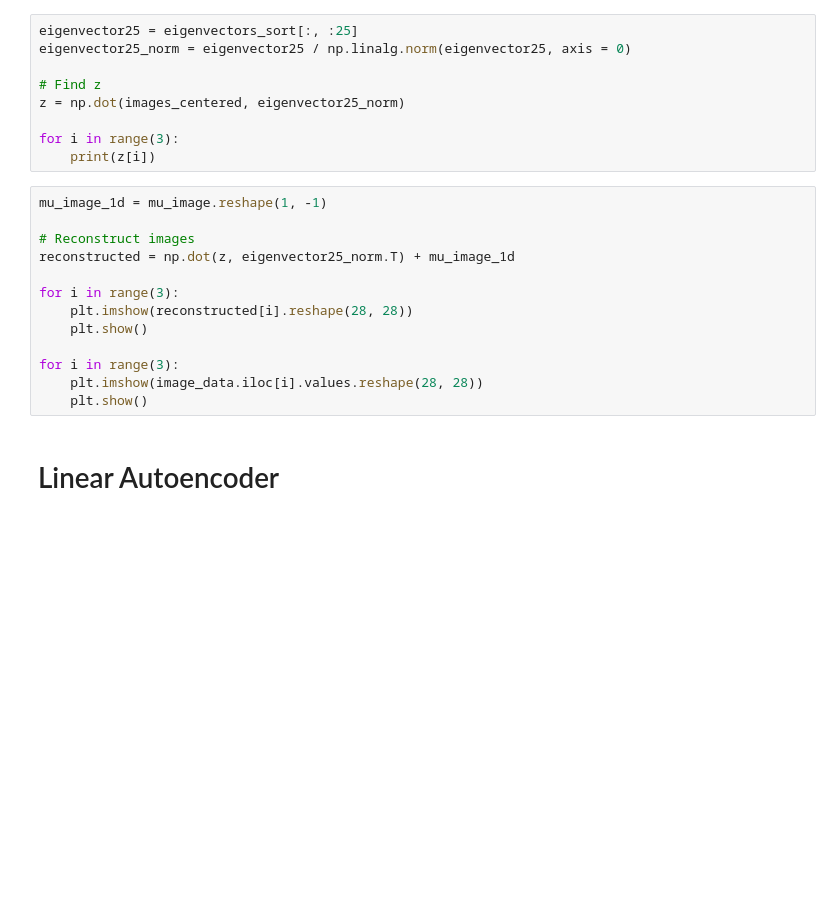
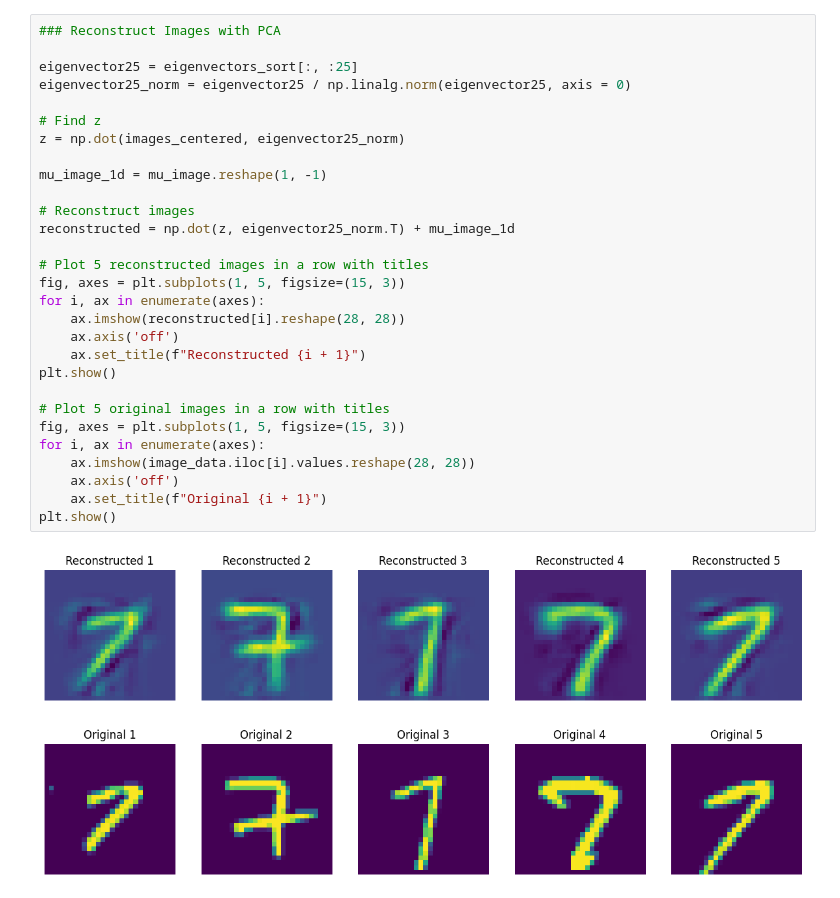
Before and after one commit to nhemauer/PCA-and-Autoencoder, a Jupyter notebook: PCA_and_Autoencoder.ipynb, the cells around one changed output. Saved outputs shown, nothing was run; the diff lists cells and outputs as text; blank space fills up the shorter version.

```diff
--- a/PCA_and_Autoencoder.ipynb
+++ b/PCA_and_Autoencoder.ipynb
@@ -57,25 +71,33 @@ for i in range(3):
 # %%
+### Reconstruct Images with PCA
+
 eigenvector25 = eigenvectors_sort[:, :25]
 eigenvector25_norm = eigenvector25 / np.linalg.norm(eigenvector25, axis = 0)
 
 # Find z
 z = np.dot(images_centered, eigenvector25_norm)
 
-for i in range(3):
-    print(z[i])
+mu_image_1d = mu_image.reshape(1, -1)
+
+# Reconstruct images
+reconstructed = np.dot(z, eigenvector25_norm.T) + mu_image_1d
+
+# Plot 5 reconstructed images in a row with titles
+fig, axes = plt.subplots(1, 5, figsize=(15, 3))
+for i, ax in enumerate(axes):
+    ax.imshow(reconstructed[i].reshape(28, 28))
+    ax.axis('off')
+    ax.set_title(f"Reconstructed {i + 1}")
+plt.show()
+
+# Plot 5 original images in a row with titles
+fig, axes = plt.subplots(1, 5, figsize=(15, 3))
+for i, ax in enumerate(axes):
+    ax.imshow(image_data.iloc[i].values.reshape(28, 28))
+    ax.axis('off')
+    ax.set_title(f"Original {i + 1}")
+plt.show()
+# %% [output]
+[figure, added]
+[figure, added]
-# %%
-mu_image_1d = mu_image.reshape(1, -1)
-
-# Reconstruct images
-reconstructed = np.dot(z, eigenvector25_norm.T) + mu_image_1d
-
-for i in range(3):
-    plt.imshow(reconstructed[i].reshape(28, 28))
-    plt.show()
-
-for i in range(3):
-    plt.imshow(image_data.iloc[i].values.reshape(28, 28))
-    plt.show()
-# %% [markdown]
-# Linear Autoencoder
 # %%
```
Also changed, not shown: parts of 19 cells of this notebook.
